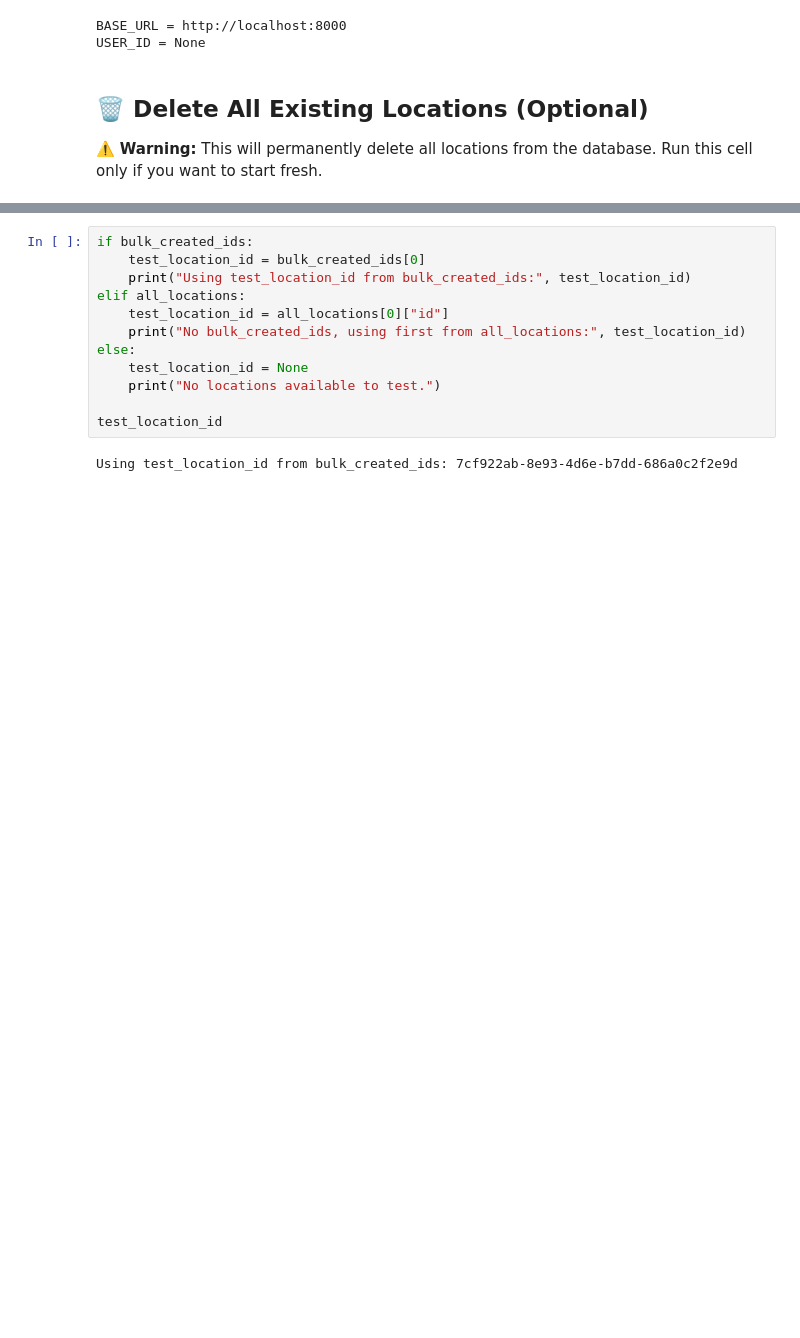
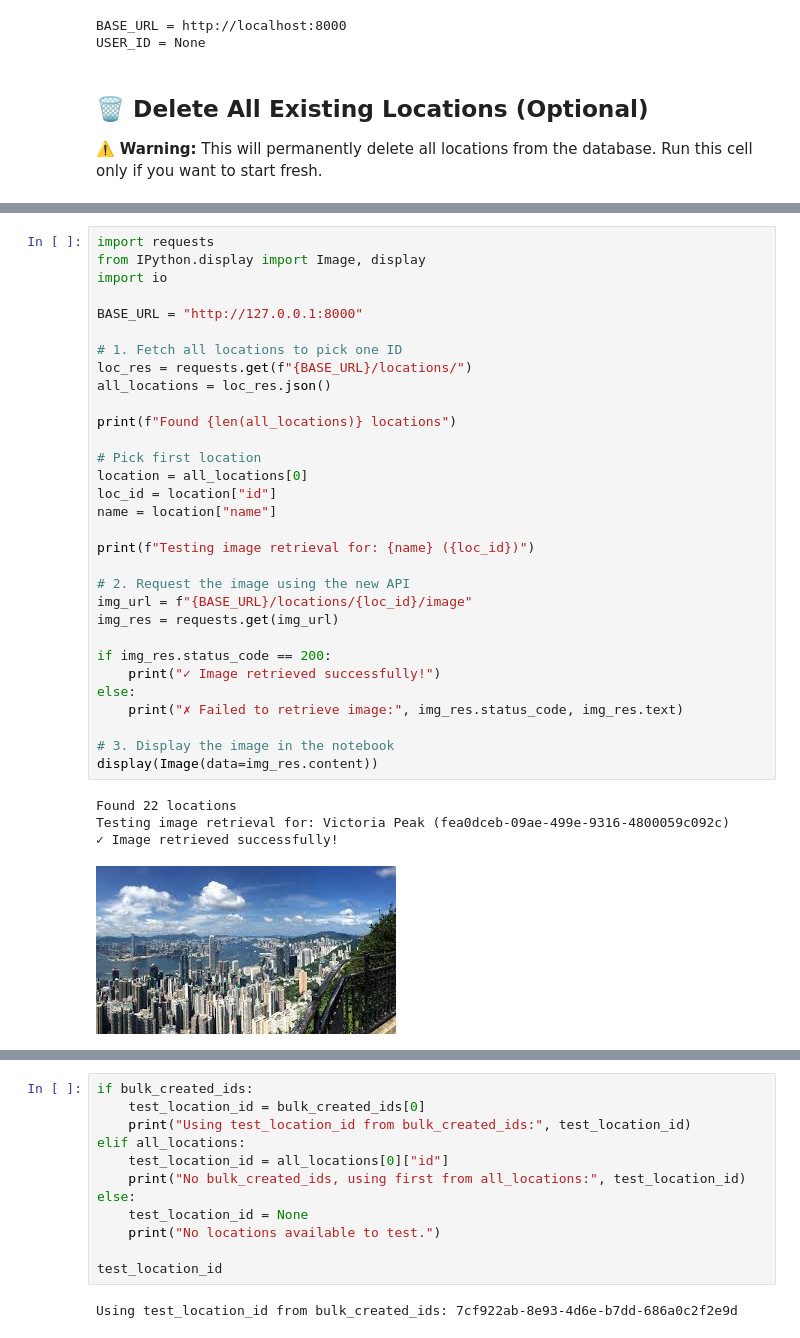
Before and after one commit to tracy308/PeakFindr, a Jupyter notebook: backend/scripts/locations.ipynb, the cells around one changed output, grey strips where cells are left out. Drawn from its saved outputs; the diff is of its cells as text; blank space fills up the shorter version.

Commit message:
get location image implemented

```diff
--- a/backend/scripts/locations.ipynb
+++ b/backend/scripts/locations.ipynb
@@ -190,3 +161,39 @@ print(f"\nDone: {added} added, {missed} unmatched.")
+# %%
+import requests
+from IPython.display import Image, display
+import io
+
+BASE_URL = "http://127.0.0.1:8000"
+
+# 1. Fetch all locations to pick one ID
+loc_res = requests.get(f"{BASE_URL}/locations/")
+all_locations = loc_res.json()
+
+print(f"Found {len(all_locations)} locations")
+
+# Pick first location
+location = all_locations[0]
+loc_id = location["id"]
+name = location["name"]
+
+print(f"Testing image retrieval for: {name} ({loc_id})")
+
+# 2. Request the image using the new API
+img_url = f"{BASE_URL}/locations/{loc_id}/image"
+img_res = requests.get(img_url)
+
+if img_res.status_code == 200:
+    print("✓ Image retrieved successfully!")
+else:
+    print("✗ Failed to retrieve image:", img_res.status_code, img_res.text)
+
+# 3. Display the image in the notebook
+display(Image(data=img_res.content))
+# %% [output]
+Found 22 locations
+Testing image retrieval for: Victoria Peak (fea0dceb-09ae-499e-9316-4800059c092c)
+✓ Image retrieved successfully!
+[figure, added]
 # %%
 # Example: filter by area and price_level
 url = f"{BASE_URL}/locations/?area=Central&price_level=2"
```
Also changed, not shown: parts of 5 cells of this notebook, 1 other file.
